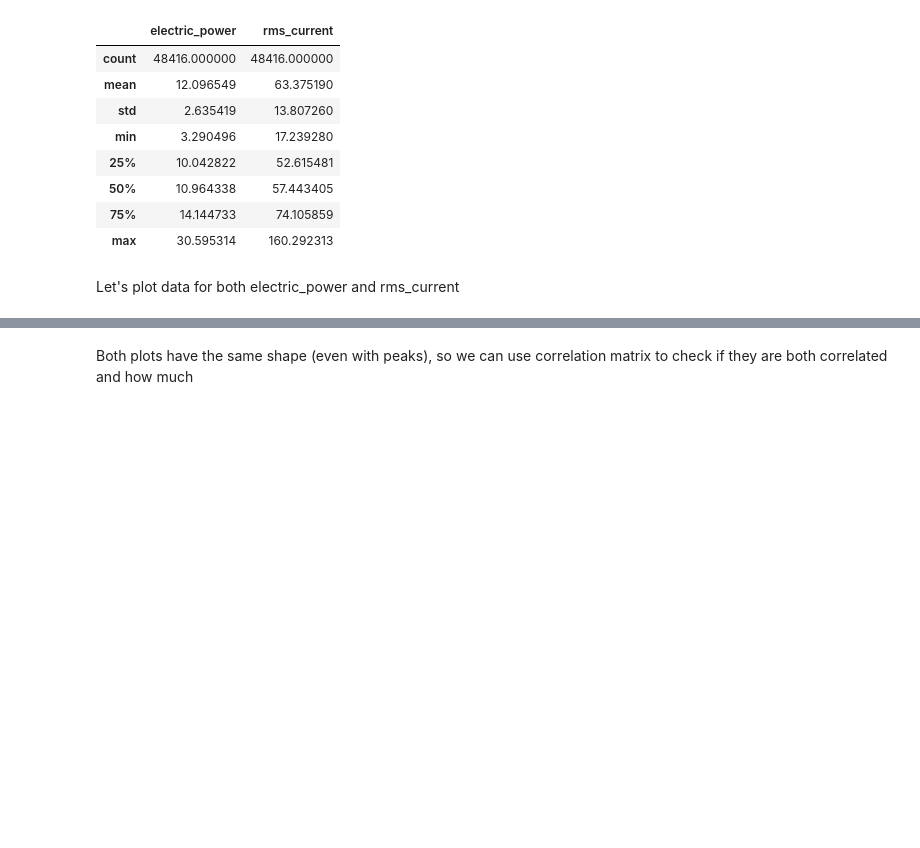
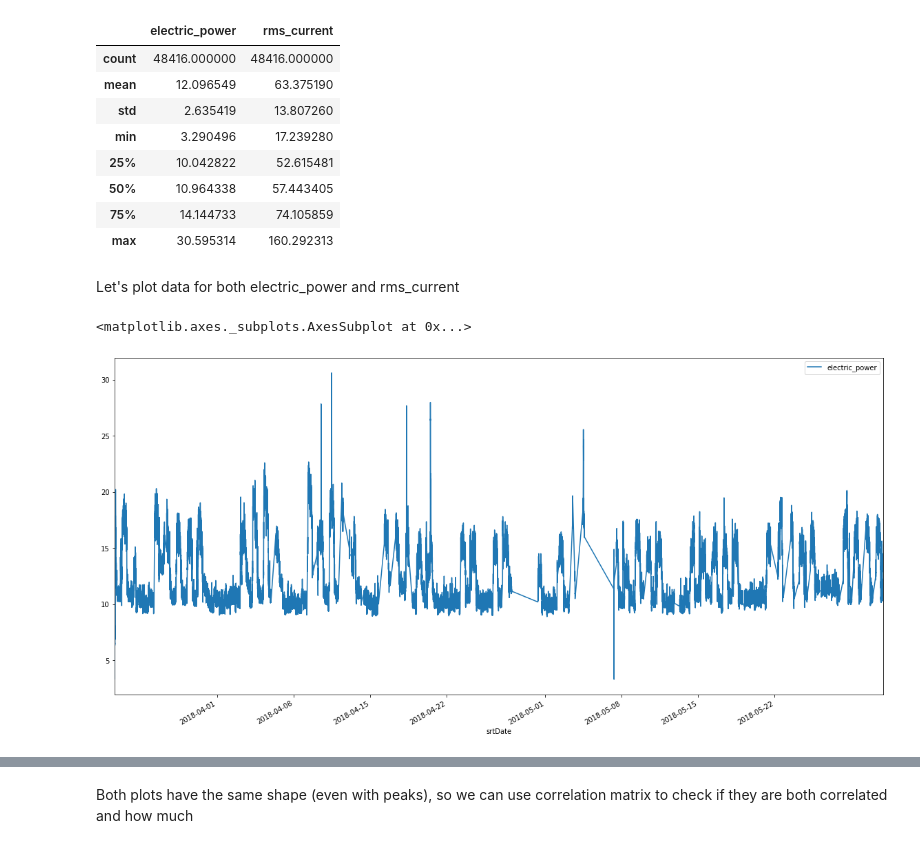
Before and after one commit to Anacron-sec/enterprise-data-analytics-project, a Jupyter notebook: notebooks/Exploratory Data Analysis and feature engineering for powerelectricity dataset.ipynb, the cells around one changed output, grey strips where cells are left out. Saved outputs shown, nothing was run; the diff lists cells and outputs as text; code cells hidden in the pictures; blank space fills up the shorter version.

```diff
--- a/notebooks/Exploratory Data Analysis and feature engineering for powerelectricity dataset.ipynb
+++ b/notebooks/Exploratory Data Analysis and feature engineering for powerelectricity dataset.ipynb
@@ -179,5 +179,8 @@ aggr_pe_df.describe()
 # %% [markdown]
 Let's plot data for both electric_power and rms_current
 # %%
-#aggr_pe_df.plot(y=['electric_power'],figsize=(20,10))
+aggr_pe_df.plot(y=['electric_power'],figsize=(20,10))
+# %% [output]
+<matplotlib.axes._subplots.AxesSubplot at 0x...>
+[figure, added]
 # %%
```
Also changed, not shown: parts of 6 cells of this notebook, 2 other files.
